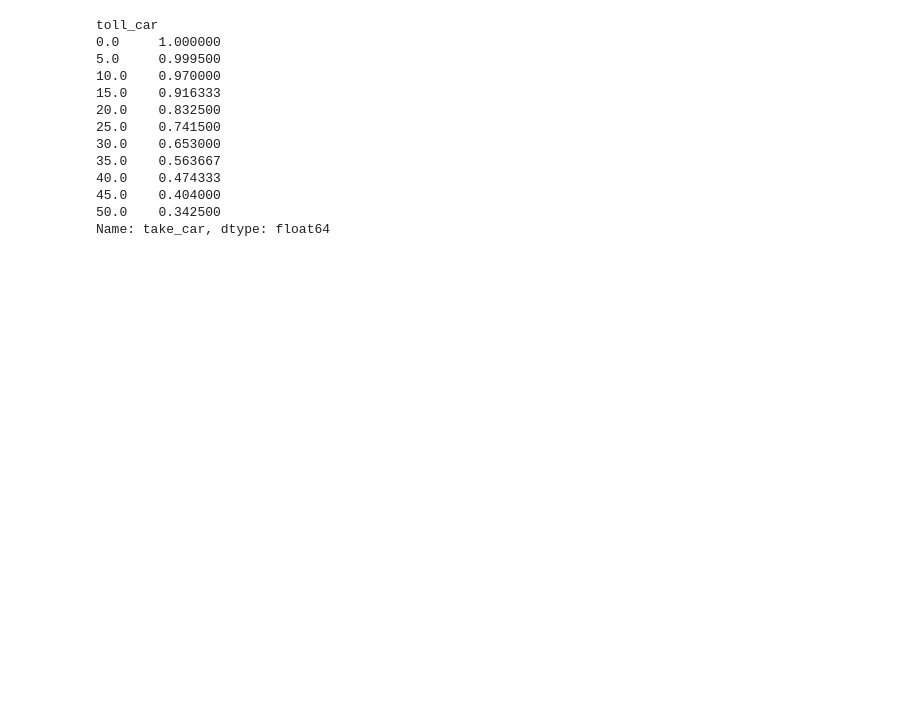
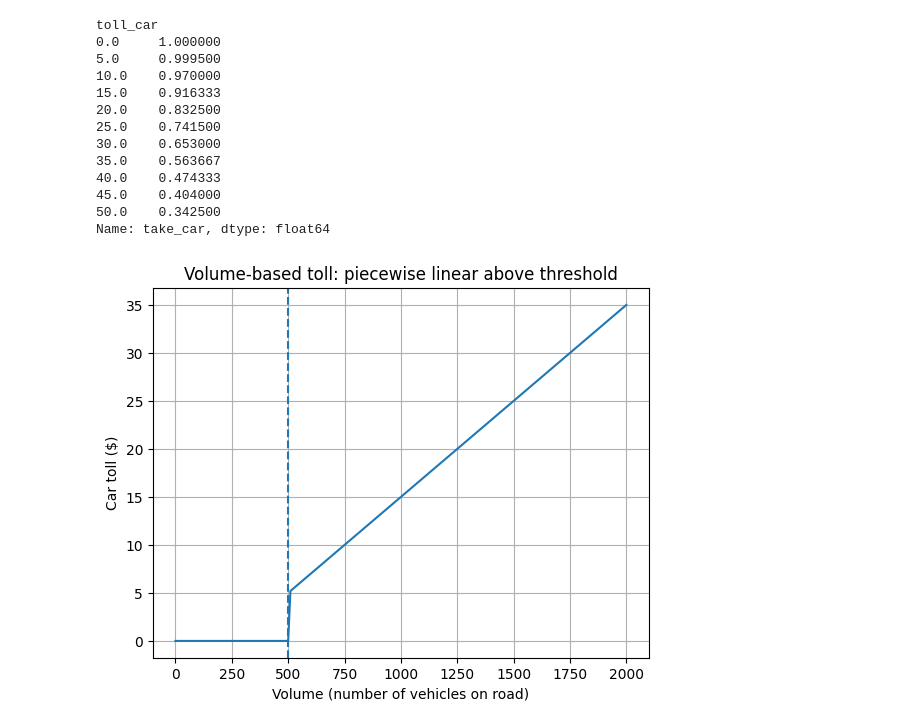
Before and after one commit to zander-holleran/mesa_lcc_model, a Jupyter notebook: notebooks/other_notebooks/belief_formation.ipynb, the cells around one changed output. Saved outputs shown, nothing was run; the diff lists cells and outputs as text; code cells hidden in the pictures; blank space fills up the shorter version.

```diff
--- a/notebooks/other_notebooks/belief_formation.ipynb
+++ b/notebooks/other_notebooks/belief_formation.ipynb
@@ -597,3 +588,34 @@ toll_car
 45.0    0.404000
 50.0    0.342500
 Name: take_car, dtype: float64
+# %%
+ def volume_toll(volume, threshold=500, slope=0.02, base_price=5.0):
+    """
+    Mirror of _update_tolls_volume logic, but pure:
+    returns the car toll for a given volume.
+    """
+    if volume <= threshold:
+        return 0.0
+    else:
+        return base_price + slope * (volume - threshold)
+# %%
+
+# parameters (same as your toll_params)
+threshold = 500
+slope = 0.02
+base_price = 5.0
+
+# range of volumes to explore
+volumes = np.arange(0, 2001, 10)  # 0 to 2000 in steps of 10
+tolls = [volume_toll(v, threshold, slope, base_price) for v in volumes]
+
+plt.figure()
+plt.plot(volumes, tolls)
+plt.axvline(threshold, linestyle="--")  # show threshold
+plt.xlabel("Volume (number of vehicles on road)")
+plt.ylabel("Car toll ($)")
+plt.title("Volume-based toll: piecewise linear above threshold")
+plt.grid(True)
+plt.show()
+# %% [output]
+[figure, added]
```
Also changed, not shown: parts of 2 cells of this notebook, 9 other files.
